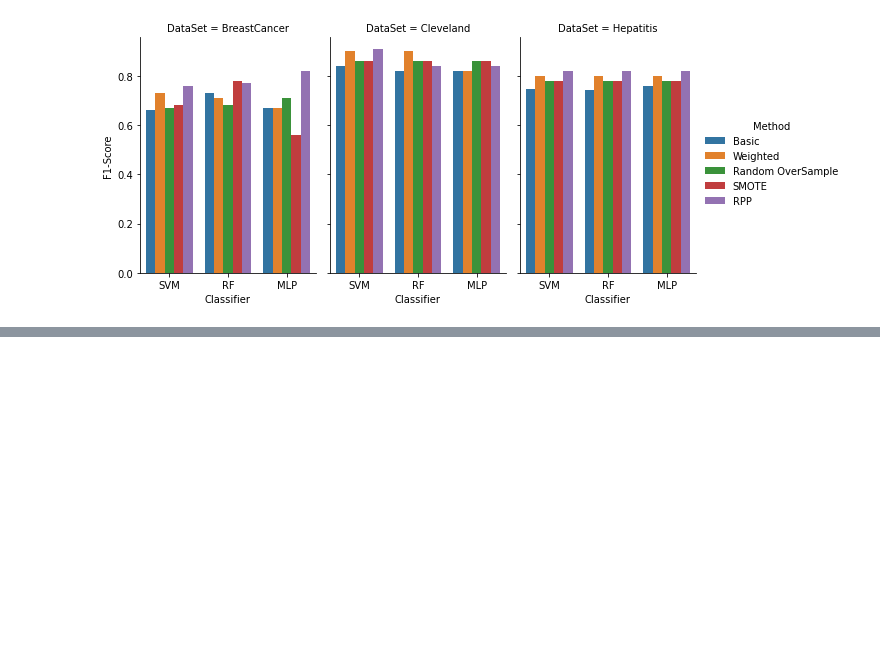
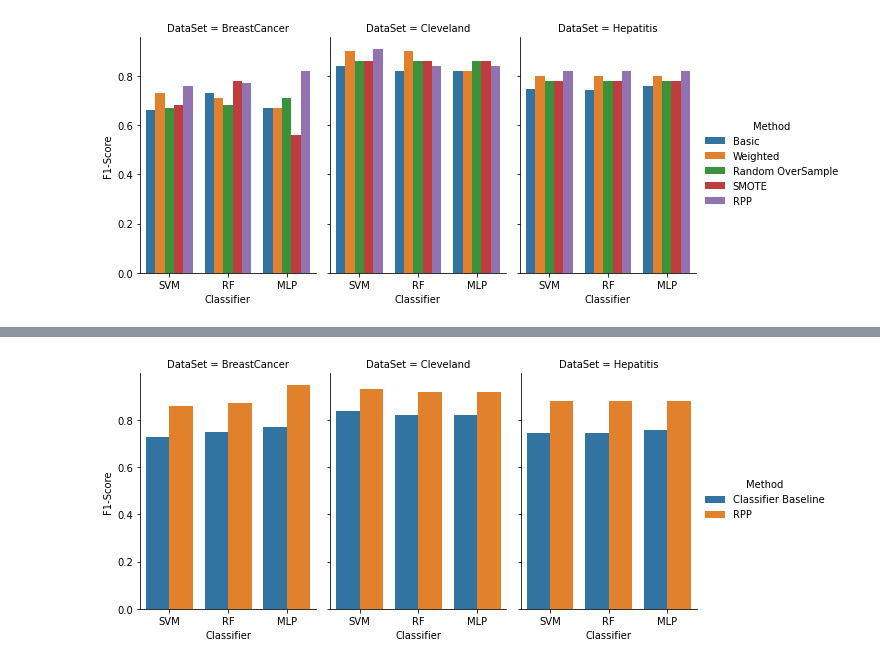
Before and after one commit to BlackCurrantDS/Mining-Rare-Association-Rules, a Jupyter notebook: Compare_classifier_scores_Paper.ipynb, the cells around one changed output, grey strips where cells are left out. Drawn from its saved outputs; the diff is of its cells as text; code cells hidden in the pictures; blank space fills up the shorter version.

```diff
--- a/Compare_classifier_scores_Paper.ipynb
+++ b/Compare_classifier_scores_Paper.ipynb
@@ -130,0 +154,11 @@ plt.savefig("Paper_F1_Score_sampling.png",bbox_inches='tight')
+# %%
+sns.catplot(x="Classifier", y="F1-Score",
+                hue="Method", col="DataSet",
+                data=df, kind="bar",
+                height=4, aspect=.7)
+plt.xlabel("Classifier")
+#plt.ylabel("F1-Score")
+#plt.title("F1 scores") # You can comment this line out if you don't need title
+plt.savefig("Paper_F1_Score.png",bbox_inches='tight')
+# %% [output]
+[figure, added]
```
Also changed, not shown: parts of 5 cells of this notebook.
